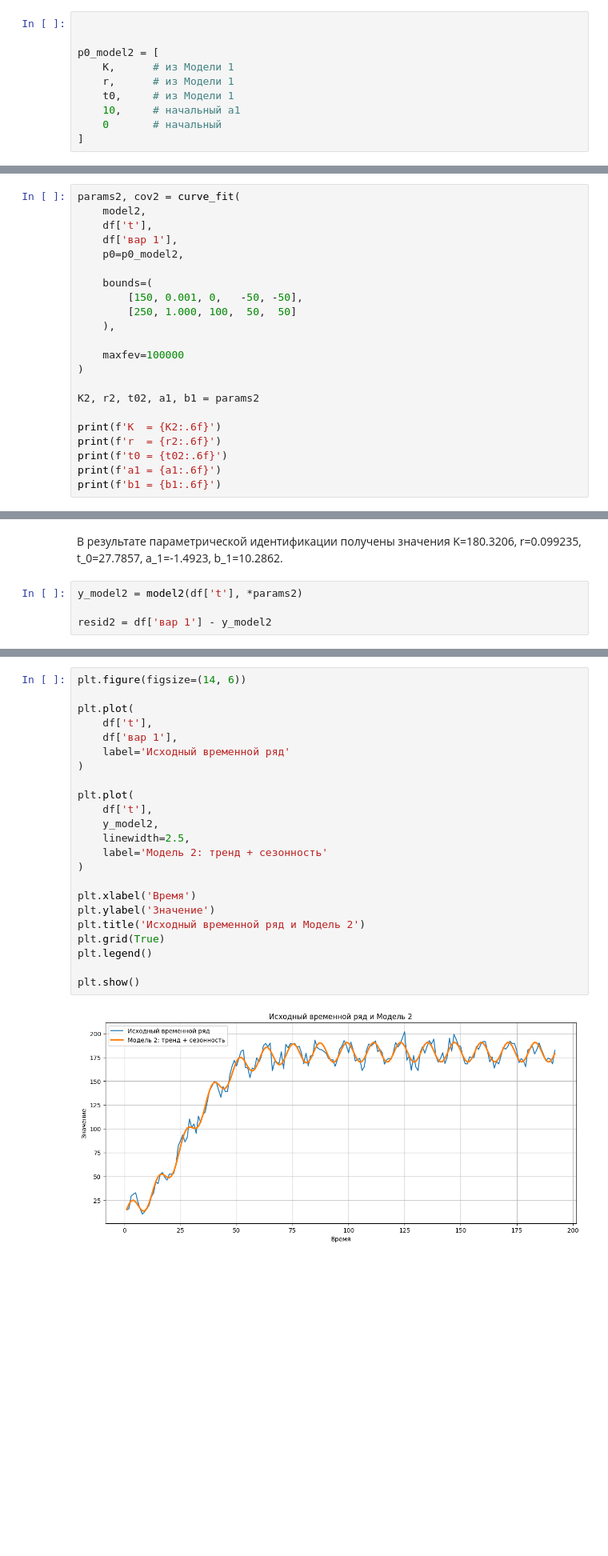
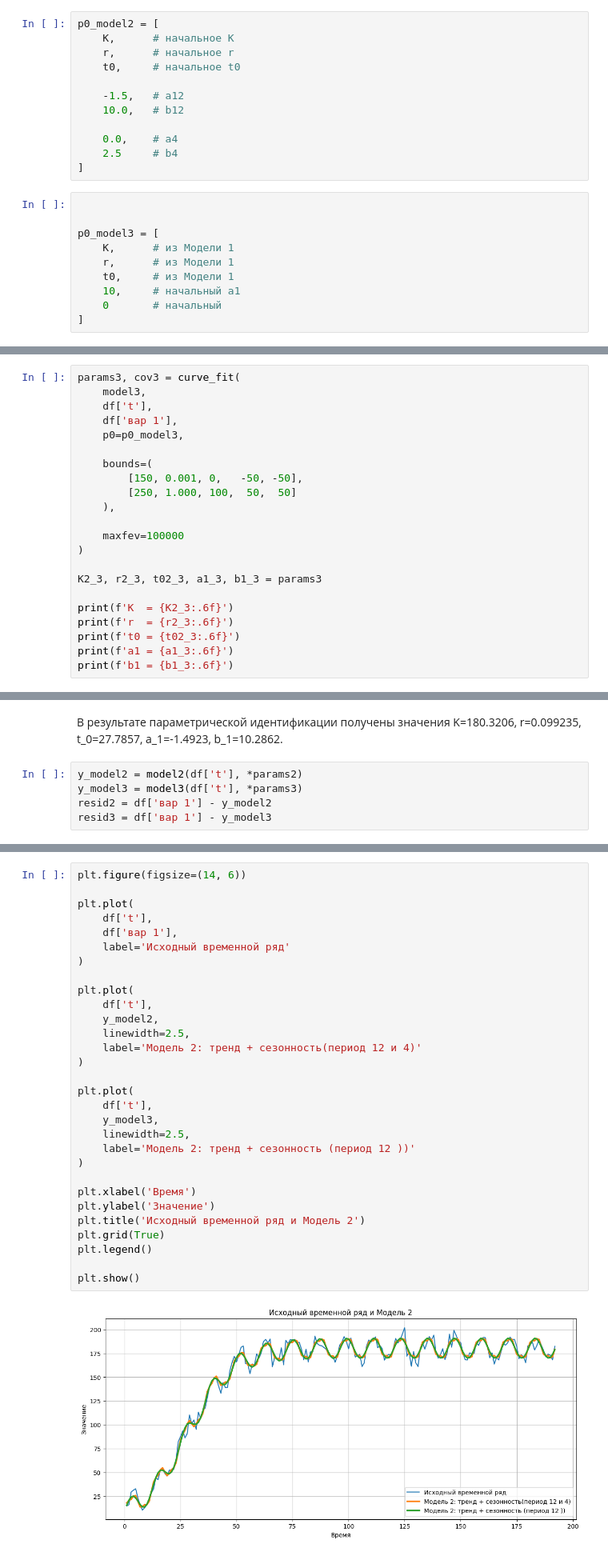
Before and after one commit to Silent-Rider/Master, a Jupyter notebook: Data analysis and interpretation/Lab №2/АПИМ_25_ЛР_2_Клименко_Бадагов.ipynb, the cells around one changed output, grey strips where cells are left out. Shown at 80% size. Drawn from its saved outputs; the diff is of its cells as text; blank space fills up the shorter version.

```diff
--- a/Data analysis and interpretation/Lab №2/АПИМ_25_ЛР_2_Клименко_Бадагов.ipynb
+++ b/Data analysis and interpretation/Lab №2/АПИМ_25_ЛР_2_Клименко_Бадагов.ipynb
@@ -453,7 +473,19 @@ def model2(t, K, r, t0, a1, b1):
+# %%
+p0_model2 = [
+    K,      # начальное K
+    r,      # начальное r
+    t0,     # начальное t0
+
+    -1.5,   # a12
+    10.0,   # b12
+
+    0.0,    # a4
+    2.5     # b4
+]
 # %%
 
 
-p0_model2 = [
+p0_model3 = [
     K,      # из Модели 1
     r,      # из Модели 1
     t0,     # из Модели 1
@@ -463,9 +527,9 @@ p0_model2 = [
 # %%
-params2, cov2 = curve_fit(
-    model2,
+params3, cov3 = curve_fit(
+    model3,
     df['t'],
     df['вар 1'],
-    p0=p0_model2,
+    p0=p0_model3,
 
     bounds=(
         [150, 0.001, 0,   -50, -50],
@@ -475,13 +539,13 @@ params2, cov2 = curve_fit(
     maxfev=100000
 )
 
-K2, r2, t02, a1, b1 = params2
+K2_3, r2_3, t02_3, a1_3, b1_3 = params3
 
-print(f'K  = {K2:.6f}')
-print(f'r  = {r2:.6f}')
-print(f't0 = {t02:.6f}')
-print(f'a1 = {a1:.6f}')
-print(f'b1 = {b1:.6f}')
+print(f'K  = {K2_3:.6f}')
+print(f'r  = {r2_3:.6f}')
+print(f't0 = {t02_3:.6f}')
+print(f'a1 = {a1_3:.6f}')
+print(f'b1 = {b1_3:.6f}')
 # %% [output]
 K  = 180.320608
 r  = 0.099235
@@ -497,7 +561,8 @@ a_1=-1.4923,
 b_1=10.2862.
 # %%
 y_model2 = model2(df['t'], *params2)
-
+y_model3 = model3(df['t'], *params3)
 resid2 = df['вар 1'] - y_model2
+resid3 = df['вар 1'] - y_model3
 # %%
 print(
@@ -576,28 +676,35 @@ display(table2)
 # %%
 plt.figure(figsize=(14, 6))
 
 plt.plot(
     df['t'],
     df['вар 1'],
     label='Исходный временной ряд'
 )
 
 plt.plot(
     df['t'],
     y_model2,
     linewidth=2.5,
-    label='Модель 2: тренд + сезонность'
+    label='Модель 2: тренд + сезонность(период 12 и 4)'
+)
+
+plt.plot(
+    df['t'],
+    y_model3,
+    linewidth=2.5,
+    label='Модель 2: тренд + сезонность (период 12 ))'
 )
 
 plt.xlabel('Время')
 plt.ylabel('Значение')
 plt.title('Исходный временной ряд и Модель 2')
 plt.grid(True)
 plt.legend()
 
 plt.show()
 # %% [output]
-[figure, old version]
+[figure, new version]
 # %%
 plt.figure(figsize=(14, 6))
 
```
Also changed, not shown: parts of 15 cells of this notebook, 4 other files.
